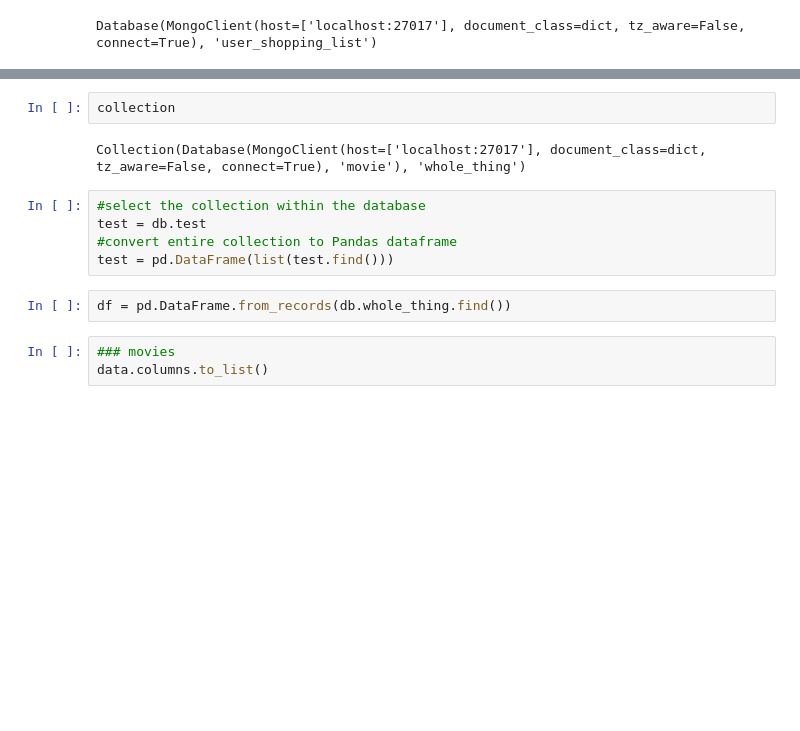
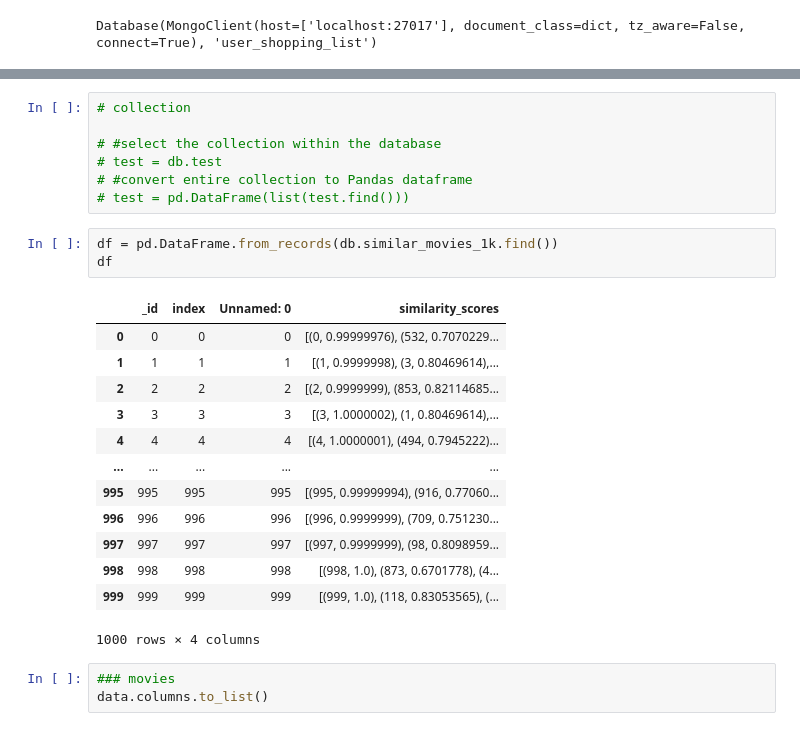
Before and after one commit to byukan/movie-rec, a Jupyter notebook: mongo/connect_mongo.ipynb, the cells around one changed output, grey strips where cells are left out. Saved outputs shown, nothing was run; the diff lists cells and outputs as text; blank space fills up the shorter version.

Commit message:
to mongo

```diff
--- a/mongo/connect_mongo.ipynb
+++ b/mongo/connect_mongo.ipynb
@@ -38,17 +38,30 @@ data_dict = data.to_dict("records")# Insert collection
 collection.insert_many(data_dict)
 # %% [output]
 <pymongo.results.InsertManyResult at 0x...>
-# %%
-collection
-# %% [output]
-Collection(Database(MongoClient(host=['localhost:27017'], document_class=dict, tz_aware=False, connect=True), 'movie'), 'whole_thing')
 # %%
-#select the collection within the database
-test = db.test
-#convert entire collection to Pandas dataframe
-test = pd.DataFrame(list(test.find()))
+# collection
+
+# #select the collection within the database
+# test = db.test
+# #convert entire collection to Pandas dataframe
+# test = pd.DataFrame(list(test.find()))
 # %%
-df = pd.DataFrame.from_records(db.whole_thing.find())
+df = pd.DataFrame.from_records(db.similar_movies_1k.find())
+df
+# %% [output]
+|  | _id | index | Unnamed: 0 | similarity_scores |
+| 0 | 0 | 0 | 0 | [(0, 0.99999976), (532, 0.7070229... |
+| 1 | 1 | 1 | 1 | [(1, 0.9999998), (3, 0.80469614),... |
+| 2 | 2 | 2 | 2 | [(2, 0.9999999), (853, 0.82114685... |
+| 3 | 3 | 3 | 3 | [(3, 1.0000002), (1, 0.80469614),... |
+| 4 | 4 | 4 | 4 | [(4, 1.0000001), (494, 0.7945222)... |
+| ... | ... | ... | ... | ... |
+| 995 | 995 | 995 | 995 | [(995, 0.99999994), (916, 0.77060... |
+| 996 | 996 | 996 | 996 | [(996, 0.9999999), (709, 0.751230... |
+| 997 | 997 | 997 | 997 | [(997, 0.9999999), (98, 0.8098959... |
+| 998 | 998 | 998 | 998 | [(998, 1.0), (873, 0.6701778), (4... |
+| 999 | 999 | 999 | 999 | [(999, 1.0), (118, 0.83053565), (... |
+1000 rows × 4 columns
 # %%
 ### movies
 data.columns.to_list()
```
Also changed, not shown: parts of 3 cells of this notebook, 2 other files.
